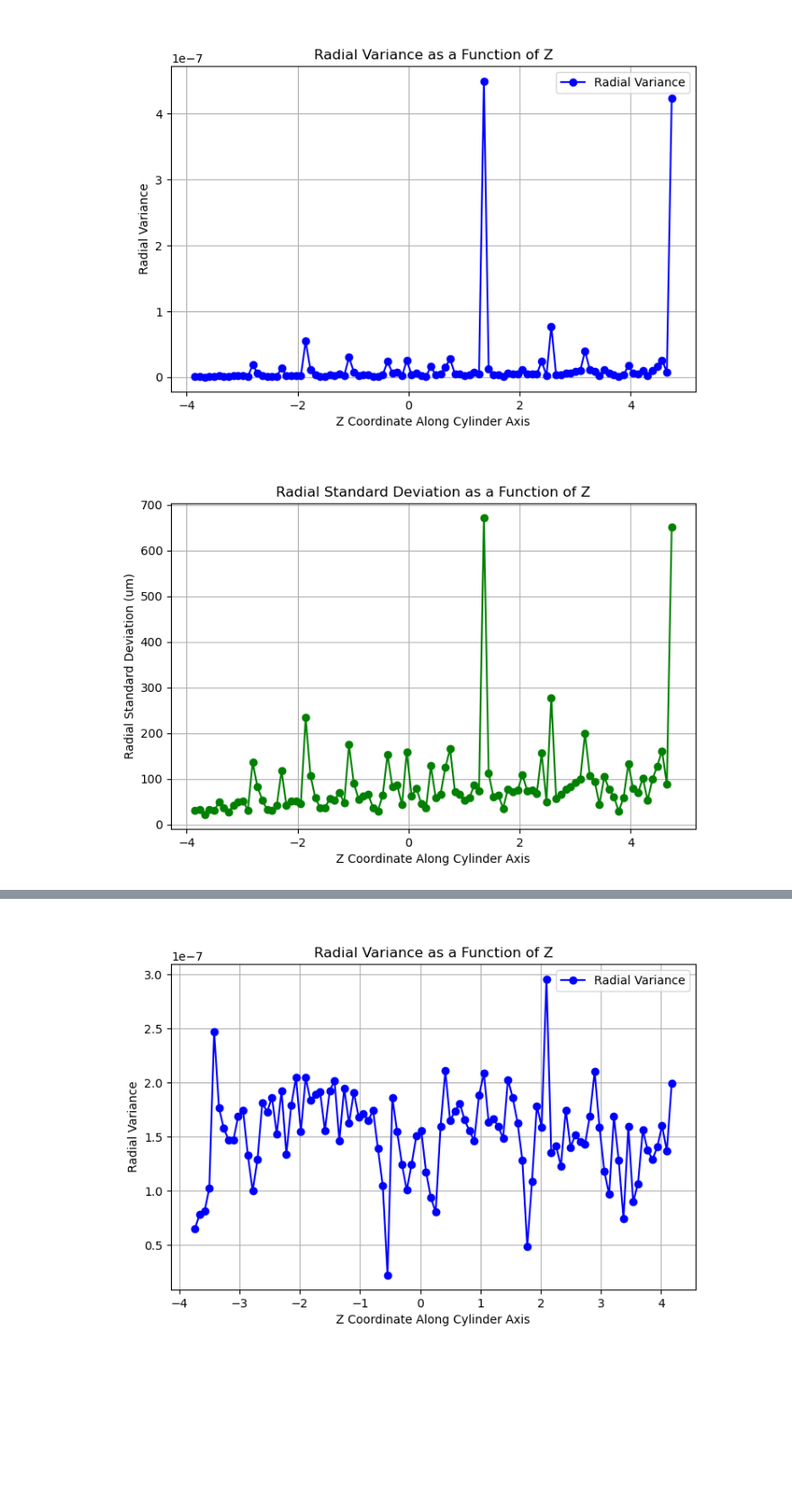
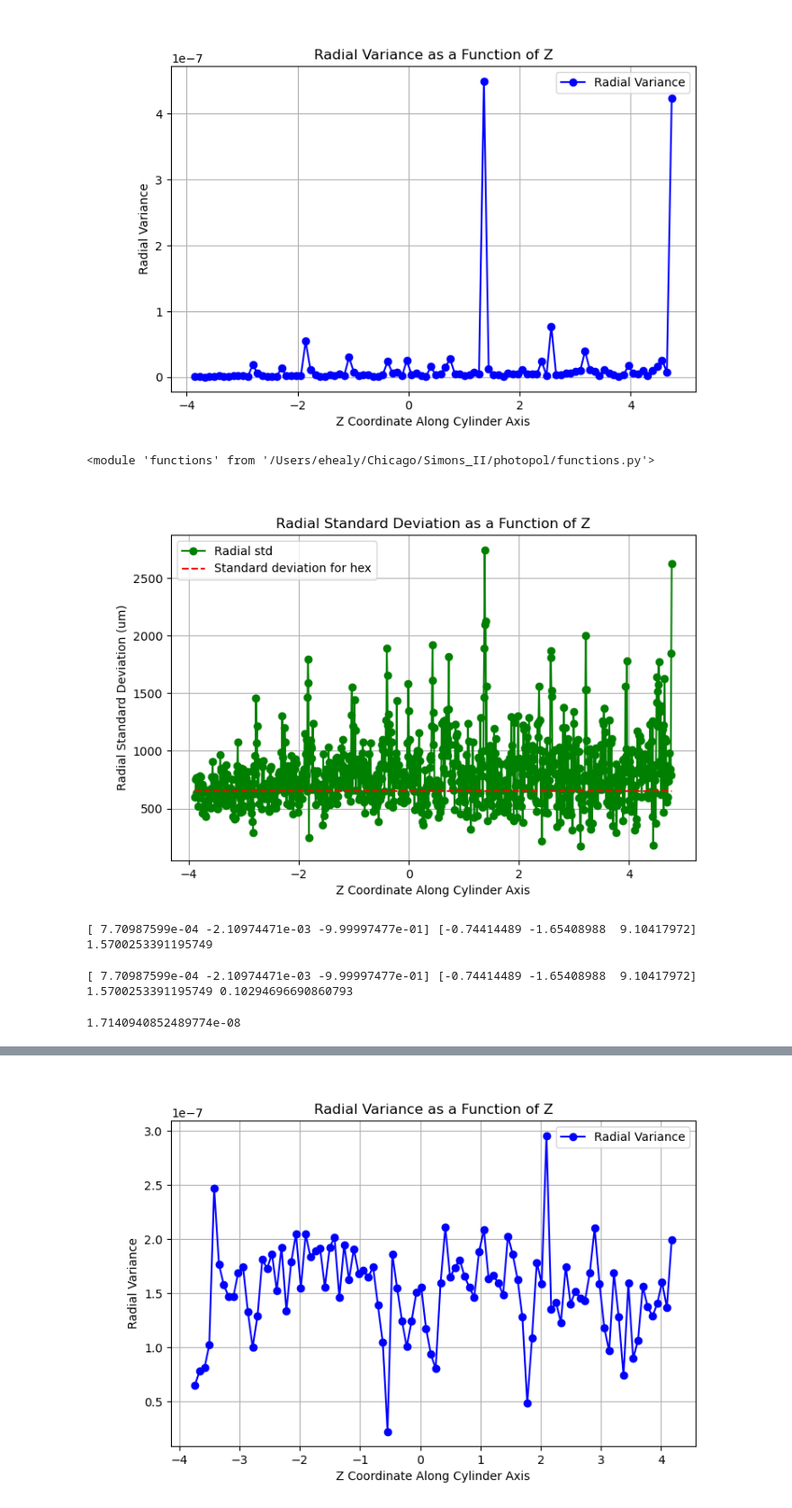
Before and after one commit to eehealy/photopol, a Jupyter notebook: 20250313_error_analysis.ipynb, the cells around one changed output, grey strips where cells are left out. Shown at 90% size. Cells and saved outputs as stored; diff of their text form; code cells hidden in the pictures; blank space fills up the shorter version.

Commit message:
Hexagon error analysis notebook added

```diff
--- a/20250313_error_analysis.ipynb
+++ b/20250313_error_analysis.ipynb
@@ -398,10 +379,31 @@ bin_centers, binned_variances = fun.compute_and_plot_binned_cylinder_variance(pc
                                                                                num_bins=100)
 # %% [output]
 [figure]
+# %%
+importlib.reload(fun)
+# %% [output]
+<module 'functions' from '/Users/ehealy/Chicago/Simons_II/photopol/functions.py'>
 # %%
 # Example usage:
 bin_centers, binned_stds = fun.compute_and_plot_binned_cylinder_std(pcd_cyl, cylinder_axis_pcd,
                                                                                 cylinder_center_pcd, cylinder_radius_pcd,
-                                                                               num_bins=100)
+                                                                               num_bins=1000)
 # %% [output]
-[figure, old version]
+[figure, new version]
+# %%
+rod_axis, rod_center, rod_angle = fun.find_hexagonal_rod_axis_and_center_pcd(pcd_cyl)
+
+print(rod_axis, rod_center, rod_angle)
+# %% [output]
+[ 7.70987599e-04 -2.10974471e-03 -9.99997477e-01] [-0.74414489 -1.65408988  9.10417972] 1.5700253391195749
+# %%
+rod_axis, rod_center, rod_angle, rod_radius = fun.find_hexagonal_rod_axis_and_center_pcd2(pcd_cyl)
+
+print(rod_axis, rod_center, rod_angle, rod_radius)
+# %% [output]
+[ 7.70987599e-04 -2.10974471e-03 -9.99997477e-01] [-0.74414489 -1.65408988  9.10417972] 1.5700253391195749 0.10294696690860793
+# %%
+variance = fun.compute_hexagonal_rod_variance(pcd_cyl, rod_axis, rod_center, rod_radius)
+print(variance)
+# %% [output]
+1.7140940852489774e-08
```
Also changed, not shown: parts of 7 cells of this notebook, 23 other files.
